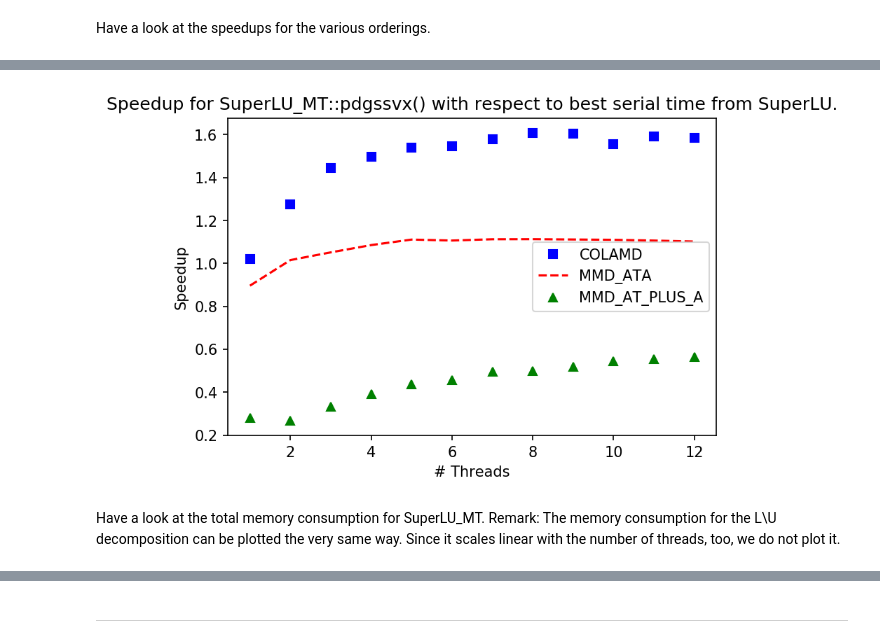
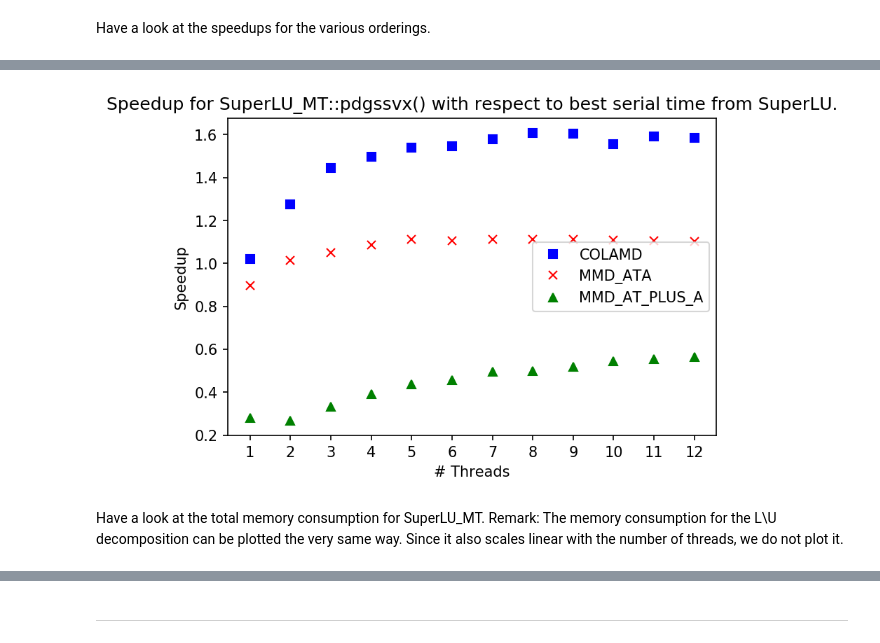
Before and after one commit to mflehmig/SuperLUbench, a Jupyter notebook: doc/SuperLUbench.ipynb, the cells around one changed output, grey strips where cells are left out. Cells and saved outputs as stored; diff of their text form; code cells hidden in the pictures.

```diff
--- a/doc/SuperLUbench.ipynb
+++ b/doc/SuperLUbench.ipynb
@@ -100,0 +233,10 @@ plt.show()
+# %%
+slu_nat_tstats = get_slu_stats(slu_nat_60F, 'dgssvx', 11)
+slu_col_tstats = get_slu_stats(slu_col_60F, 'dgssvx', 11)
+slu_ata_tstats = get_slu_stats(slu_ata_60F, 'dgssvx', 11)
+slu_usa_tstats = get_slu_stats(slu_usa_60F, 'dgssvx', 11)
+
+slu_nat_mstats = get_slu_mstats(slu_nat_60F)
+slu_col_mstats = get_slu_mstats(slu_col_60F)
+slu_ata_mstats = get_slu_mstats(slu_ata_60F)
+slu_usa_mstats = get_slu_mstats(slu_usa_60F)
@@ -224,13 +281,20 @@ Okay, we want the timings in ms.
+# %%
+slumt_col_60F = pd.read_csv(dir_60F+'/SuperLU_MT_COLAMD.csv',skipinitialspace=True)
+slumt_ata_60F = pd.read_csv(dir_60F+'/SuperLU_MT_MMD_ATA.csv',skipinitialspace=True)
+slumt_usa_60F = pd.read_csv(dir_60F+'/SuperLU_MT_MMD_AT_PLUS_A.csv',skipinitialspace=True)
+# Did not work properly:
+#slumt_nat = pd.read_csv('hqp3_60_Full_SuperLU_MT_NATURAL.csv',skipinitialspace=True)
 # %%
-slumt_col['pdgssvx'] = slumt_col['pdgssvx'] / 1000
-slumt_ata['pdgssvx'] = slumt_ata['pdgssvx'] / 1000
-slumt_usa['pdgssvx'] = slumt_usa['pdgssvx'] / 1000
+# Convert timings to ms.
+slumt_col_60F['pdgssvx'] = slumt_col_60F['pdgssvx'] / 1000
+slumt_ata_60F['pdgssvx'] = slumt_ata_60F['pdgssvx'] / 1000
+slumt_usa_60F['pdgssvx'] = slumt_usa_60F['pdgssvx'] / 1000
 # %% [markdown]
 Gather timing statistics for SuperLU_MT: mean, std, min and max.
 # %%
-(threads,slumt_col_tstats) = get_tstats(slumt_col, 'pdgssvx', 11)
-(threads,slumt_ata_tstats) = get_tstats(slumt_ata, 'pdgssvx', 11)
-(threads,slumt_usa_tstats) = get_tstats(slumt_usa, 'pdgssvx', 11)
+(threads, slumt_col_tstats) = get_slumt_stats(slumt_col_60F, 'pdgssvx', 11)
+(threads, slumt_ata_tstats) = get_slumt_stats(slumt_ata_60F, 'pdgssvx', 11)
+(threads, slumt_usa_tstats) = get_slumt_stats(slumt_usa_60F, 'pdgssvx', 11)
 # %%
 # All first items in slumt_col_tstats of type list(list)
 #lst = [item[0] for item in slumt_col_tstats]
@@ -277,14 +318,15 @@ Wall time: 34.1 µs
 # %%
 plt.plot(threads, sp_col, 'bs', label="COLAMD")
-plt.plot(threads, sp_ata, 'r--', label="MMD_ATA")
+plt.plot(threads, sp_ata, 'rx', label="MMD_ATA")
 plt.plot(threads, sp_usa, 'g^', label="MMD_AT_PLUS_A")
+plt.xticks(np.arange(min(threads), max(threads)+1, 1))
 plt.ylabel('Speedup')
 plt.xlabel('# Threads')
 legend = plt.legend(loc='best')
 plt.title('Speedup for SuperLU_MT::pdgssvx() with respect to best serial time from SuperLU.')
 plt.show()
 # %% [output]
-[figure, old version]
+[figure, new version]
 # %% [markdown]
-Have a look at the total memory consumption for SuperLU_MT. Remark: The memory consumption for the L\U decomposition can be plotted the very same way. Since it scales linear with the number of threads, too, we do not plot it.
+Have a look at the total memory consumption for SuperLU_MT. Remark: The memory consumption for the L\U decomposition can be plotted the very same way. Since it also scales linear with the number of threads, we do not plot it.
 # %%
```
Also changed, not shown: parts of 75 cells of this notebook.
